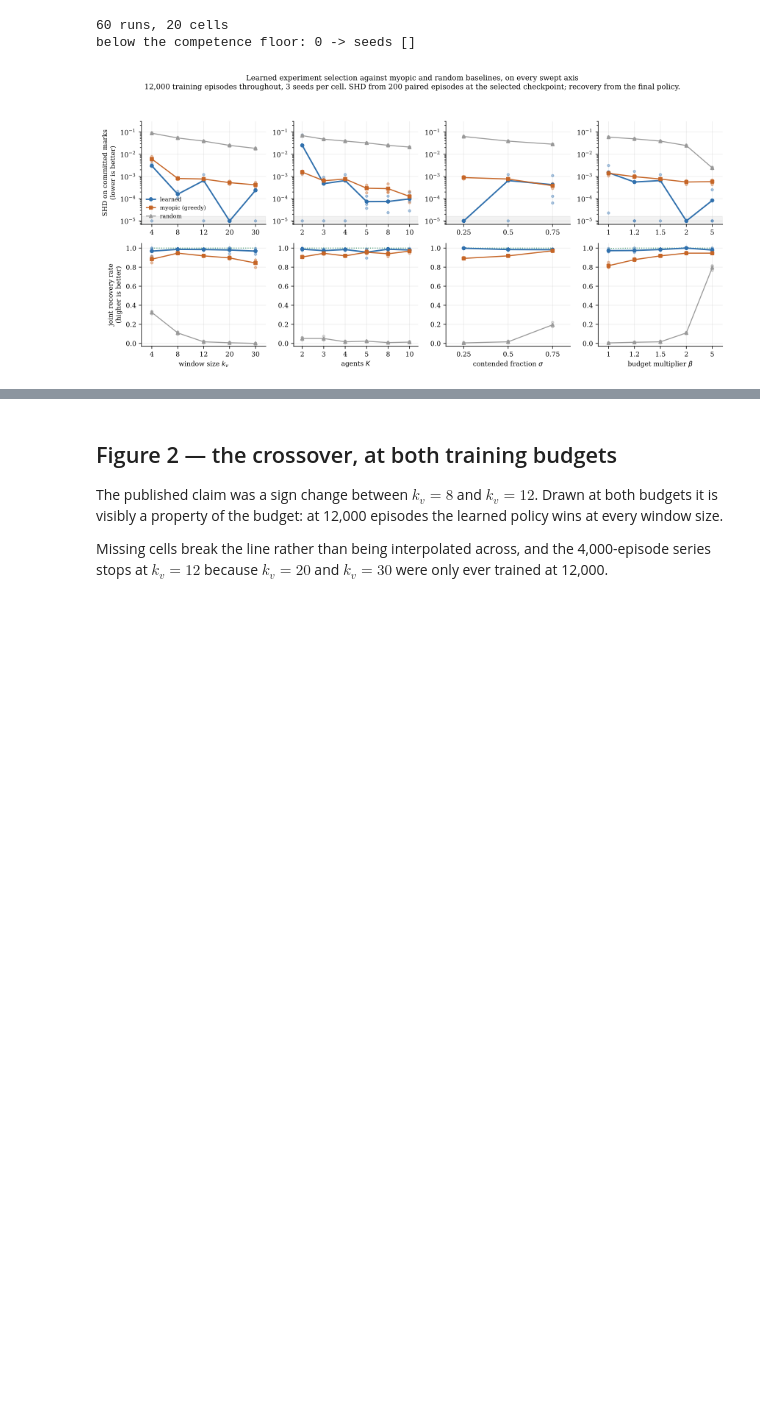
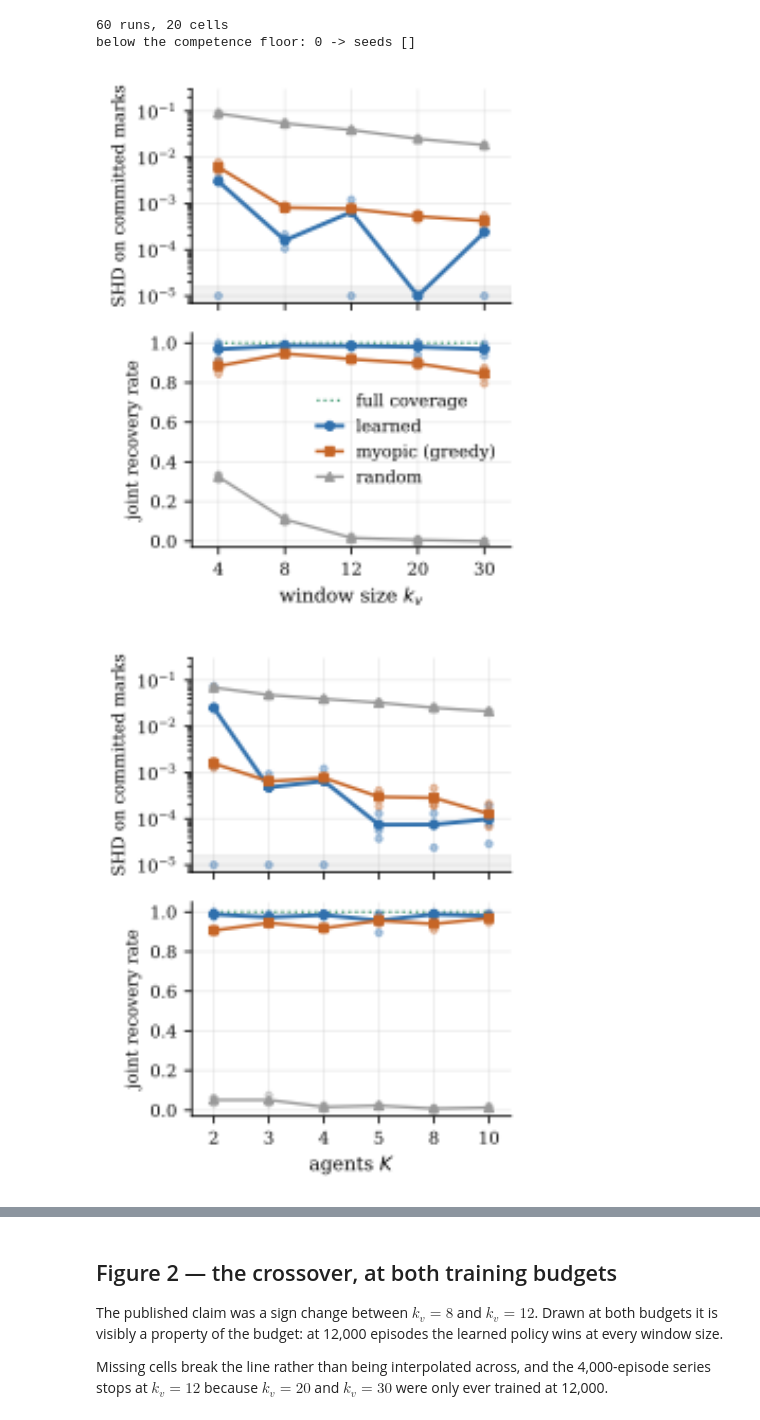
Before and after one commit to BrianEzi/federated-active-causal-discovery-with-marl, a Jupyter notebook: notebooks/thesis_figures.ipynb, the cells around one changed output, grey strips where cells are left out. Cells and saved outputs as stored; diff of their text form; code cells hidden in the pictures; blank space fills up the shorter version.

Commit message:
figures: author at print size per FIGURE_GUIDELINES; sweep grid and federation become subfigure panels; title switch

```diff
--- a/notebooks/thesis_figures.ipynb
+++ b/notebooks/thesis_figures.ipynb
@@ -60,9 +60,14 @@ below the competence floor: 0 -> seeds []
 # %%
 from scripts.figures import fig_sweep_grid
 out = ROOT / "thesis/figures"
 fig_sweep_grid(out)
 from IPython.display import Image
-os.system(f'sips -s format png --out {out}/_tmp.png {out}/sweep_grid.pdf >/dev/null 2>&1')
-Image(filename=str(out / "_tmp.png"), width=980)
+# Split into four print-true panels on 3 Sep (FIGURE_GUIDELINES.md): a=window,
+# b=federation size, c=contention, d=budget.
+from IPython.display import display
+for tag in 'abcd':
+    os.system(f'sips -s format png --out {out}/_tmp_{tag}.png {out}/sweep_grid_{tag}.pdf >/dev/null 2>&1')
+    display(Image(filename=str(out / f'_tmp_{tag}.png'), width=430))
 # %% [output]
-[figure, old version]
+[figure, new version]
+[figure, added]
```
Also changed, not shown: parts of 6 cells of this notebook, 3 other files.
